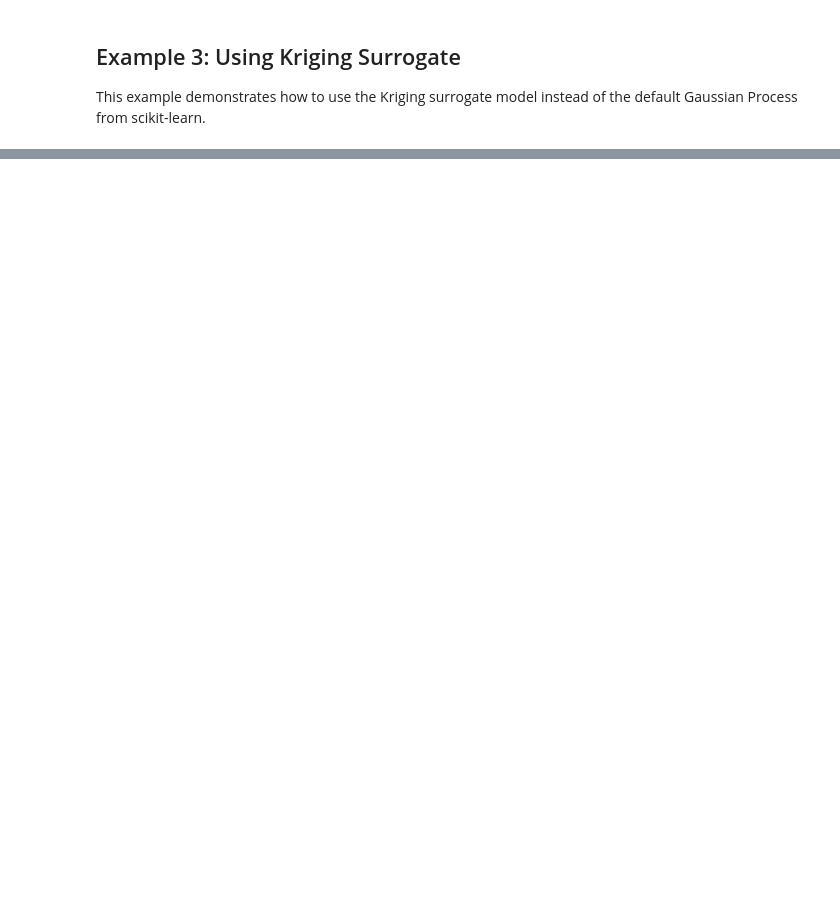
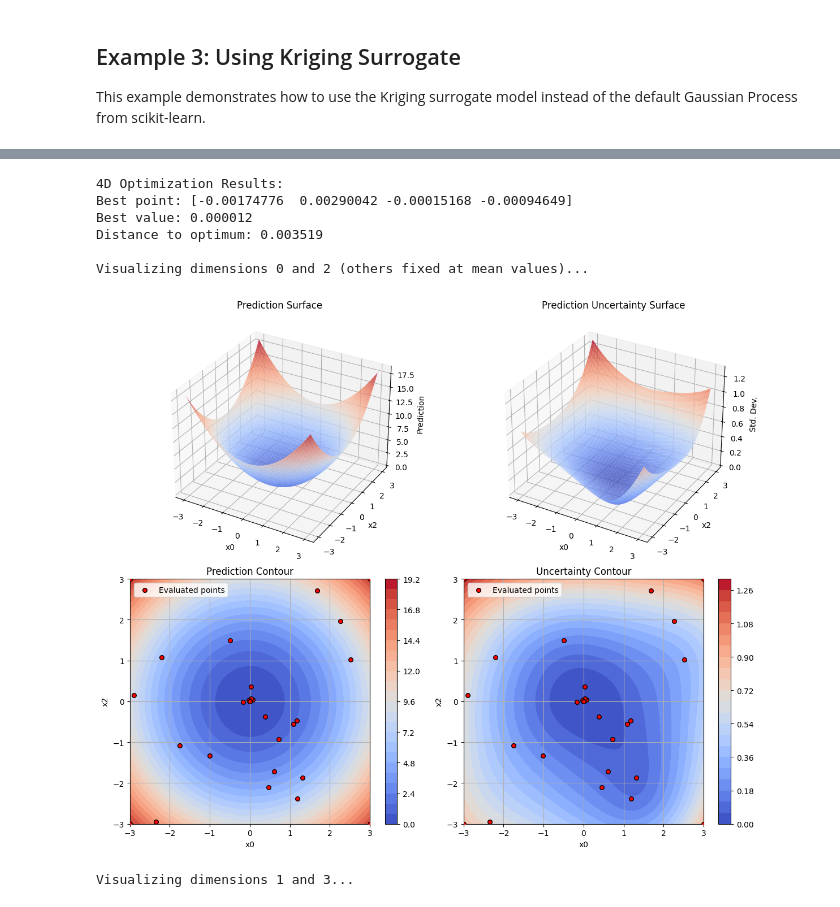
Before and after one commit to sequential-parameter-optimization/spotoptim, a Jupyter notebook: notebooks/demos.ipynb, the cells around one changed output, grey strips where cells are left out. Saved outputs shown, nothing was run; the diff lists cells and outputs as text; code cells hidden in the pictures; blank space fills up the shorter version.

```diff
--- a/notebooks/demos.ipynb
+++ b/notebooks/demos.ipynb
@@ -233,0 +356,61 @@ print("="*60)
+# %%
+import numpy as np
+from spotoptim import SpotOptim
+
+# Define a 4D sphere function
+def sphere_4d(X):
+    """4D sphere function: f(x) = sum(xi^2)"""
+    X = np.atleast_2d(X)
+    return np.sum(X**2, axis=1)
+
+# Set up bounds for 4D problem
+bounds = [(-3, 3), (-3, 3), (-3, 3), (-3, 3)]
+
+# Create optimizer
+optimizer_4d = SpotOptim(
+    fun=sphere_4d,
+    bounds=bounds,
+    max_iter=20,
+    n_initial=10,
+    acquisition='ei',
+    seed=123,
+    verbose=False
+)
+
+# Run optimization
+result_4d = optimizer_4d.optimize()
+
+print("4D Optimization Results:")
+print(f"Best point: {result_4d.x}")
+print(f"Best value: {result_4d.fun:.6f}")
+print(f"Distance to optimum: {np.linalg.norm(result_4d.x):.6f}")
+
+# Visualize dimensions 0 and 2 (dimensions 1 and 3 fixed at mean)
+print("\nVisualizing dimensions 0 and 2 (others fixed at mean values)...")
+optimizer_4d.plot_surrogate(
+    i=0, j=2,
+    var_name=['x0', 'x1', 'x2', 'x3'],
+    add_points=True,
+    cmap='coolwarm',
+    contour_levels=25,
+    show=True
+)
+
+# You can also visualize other dimension pairs
+print("\nVisualizing dimensions 1 and 3...")
+optimizer_4d.plot_surrogate(
+    i=1, j=3,
+    var_name=['x0', 'x1', 'x2', 'x3'],
+    add_points=True,
+    cmap='plasma',
+    show=True
+)
+# %% [output]
+4D Optimization Results:
+Best point: [-0.00174776  0.00290042 -0.00015168 -0.00094649]
+Best value: 0.000012
+Distance to optimum: 0.003519
+
+Visualizing dimensions 0 and 2 (others fixed at mean values)...
+[figure, added]
+Visualizing dimensions 1 and 3...
```
Also changed, not shown: parts of 7 cells of this notebook, 7 other files.
